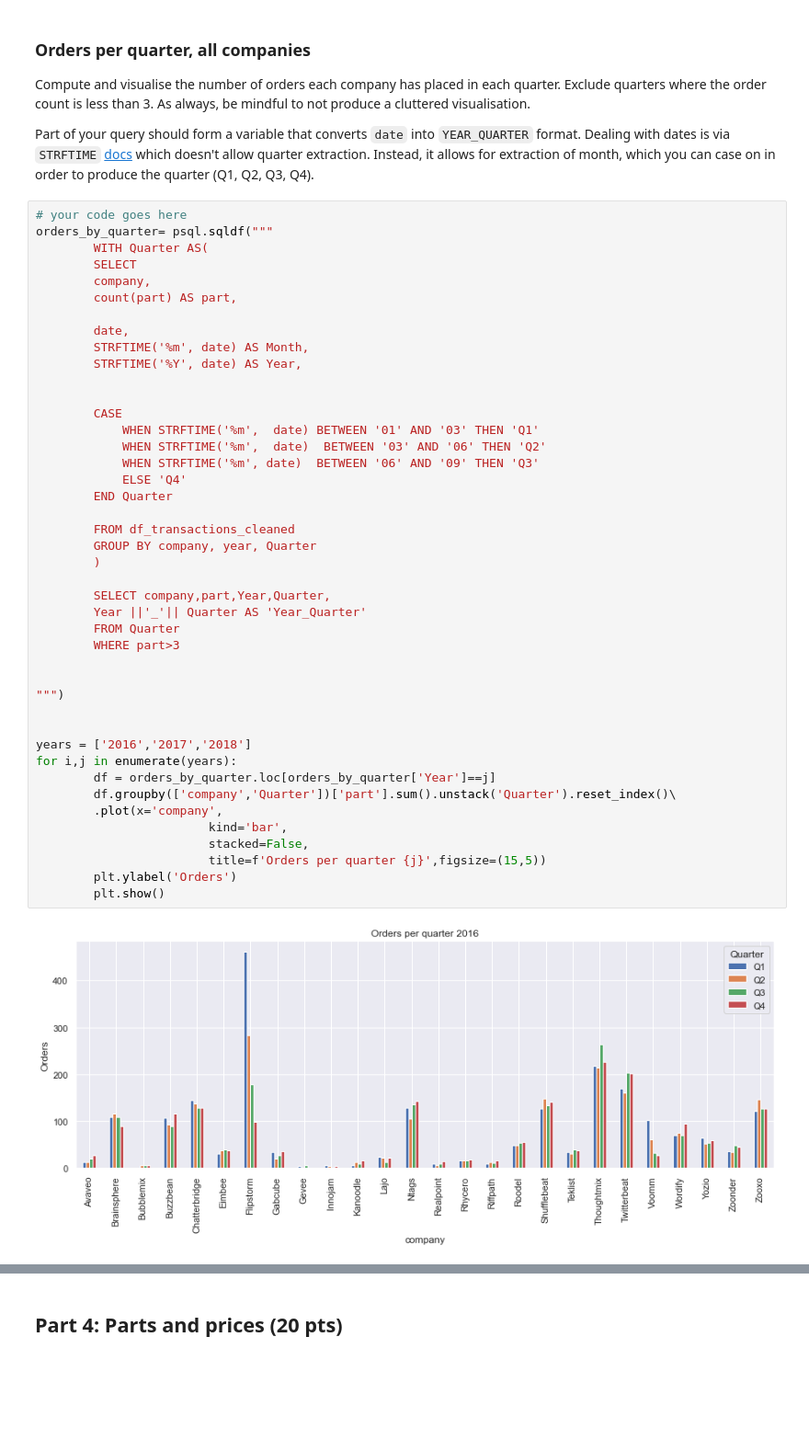
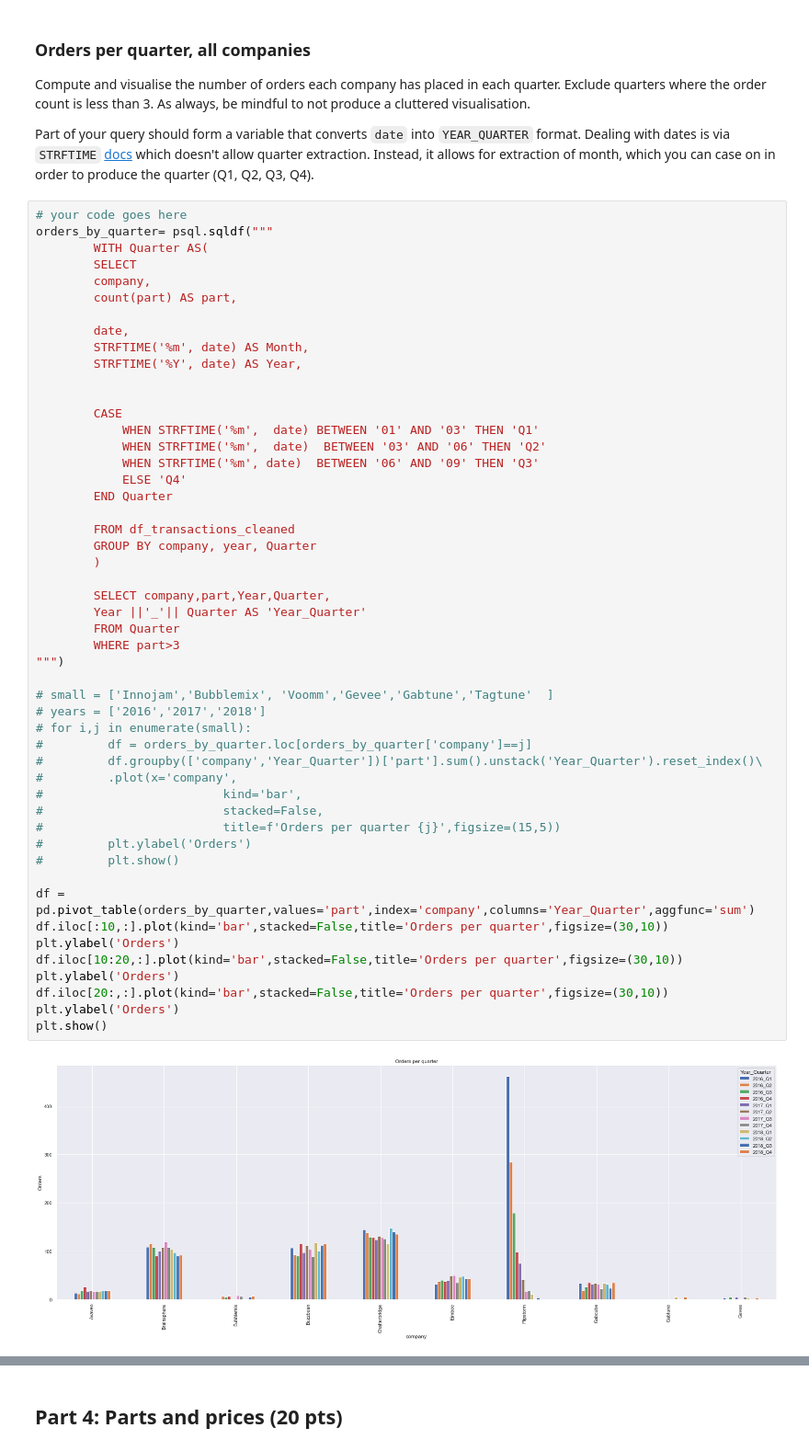
Before and after one commit to georgezefko/02807_Computational_tools_for_DS, a Jupyter notebook: 02807_Project_2.ipynb, the cells around one changed output, grey strips where cells are left out. Shown at 92% size. Drawn from its saved outputs; the diff is of its cells as text; blank space fills up the shorter version.

```diff
--- a/02807_Project_2.ipynb
+++ b/02807_Project_2.ipynb
@@ -1095,43 +1119,50 @@ Part of your query should form a variable that converts `date` into `YEAR_QUARTE
 orders_by_quarter= psql.sqldf("""
         WITH Quarter AS(
         SELECT
         company,
         count(part) AS part,
 
         date,
         STRFTIME('%m', date) AS Month,
         STRFTIME('%Y', date) AS Year,
 
 
         CASE
             WHEN STRFTIME('%m',  date) BETWEEN '01' AND '03' THEN 'Q1'
             WHEN STRFTIME('%m',  date)  BETWEEN '03' AND '06' THEN 'Q2'
             WHEN STRFTIME('%m', date)  BETWEEN '06' AND '09' THEN 'Q3'
             ELSE 'Q4'
         END Quarter
 
         FROM df_transactions_cleaned
         GROUP BY company, year, Quarter
         )
 
         SELECT company,part,Year,Quarter,
         Year ||'_'|| Quarter AS 'Year_Quarter'
         FROM Quarter
         WHERE part>3
-
-
 """)
 
+# small = ['Innojam','Bubblemix', 'Voomm','Gevee','Gabtune','Tagtune'  ]
+# years = ['2016','2017','2018']
+# for i,j in enumerate(small):
+#         df = orders_by_quarter.loc[orders_by_quarter['company']==j]
+#         df.groupby(['company','Year_Quarter'])['part'].sum().unstack('Year_Quarter').reset_index()\
+#         .plot(x='company',
+#                         kind='bar',
+#                         stacked=False,
+#                         title=f'Orders per quarter {j}',figsize=(15,5))
+#         plt.ylabel('Orders')
+#         plt.show()
 
-years = ['2016','2017','2018']
-for i,j in enumerate(years):
-        df = orders_by_quarter.loc[orders_by_quarter['Year']==j]
-        df.groupby(['company','Quarter'])['part'].sum().unstack('Quarter').reset_index()\
-        .plot(x='company',
-                        kind='bar',
-                        stacked=False,
-                        title=f'Orders per quarter {j}',figsize=(15,5))
-        plt.ylabel('Orders')
-        plt.show()
+df = pd.pivot_table(orders_by_quarter,values='part',index='company',columns='Year_Quarter',aggfunc='sum')
+df.iloc[:10,:].plot(kind='bar',stacked=False,title='Orders per quarter',figsize=(30,10))
+plt.ylabel('Orders')
+df.iloc[10:20,:].plot(kind='bar',stacked=False,title='Orders per quarter',figsize=(30,10))
+plt.ylabel('Orders')
+df.iloc[20:,:].plot(kind='bar',stacked=False,title='Orders per quarter',figsize=(30,10))
+plt.ylabel('Orders')
+plt.show()
 # %% [output]
-[figure, old version]
+[figure, new version]
```
Also changed, not shown: parts of 9 cells of this notebook.
